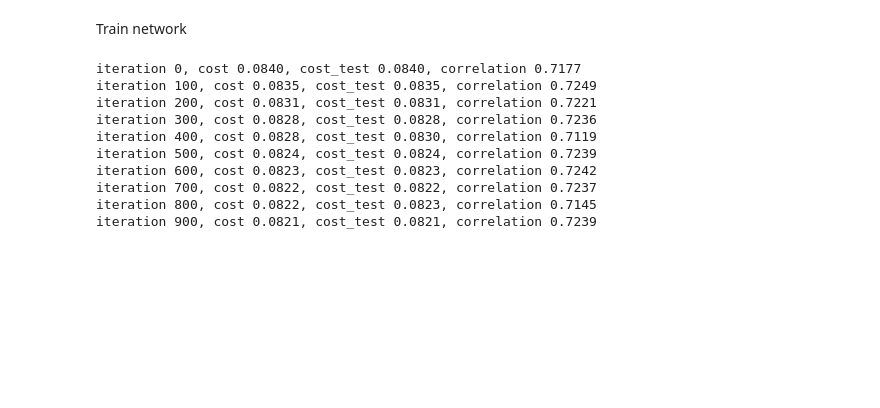
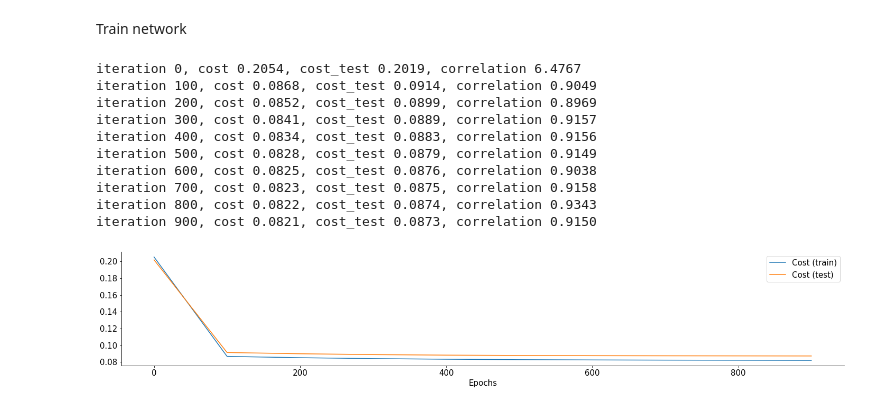
Before and after one commit to klaragerlei/GoatsOfAllTime, a Jupyter notebook: Leo_RNN.ipynb, the cells around one changed output. Saved outputs shown, nothing was run; the diff lists cells and outputs as text; code cells hidden in the pictures; blank space fills up the shorter version.

```diff
--- a/Leo_RNN.ipynb
+++ b/Leo_RNN.ipynb
@@ -155,10 +177,4 @@ Loading data...
 (250, 342, 447)
 (250, 274, 447)
 (250, 68, 447)
-# %%
-def split_across_neurons(X):
-  neuron_split_idx = X.shape[2] // 2
-  x0 = torch.from_numpy(X_train[:,:,:neuron_split_idx]).to(device).float()
-  x1 = torch.from_numpy(X_train[:,:,neuron_split_idx:neuron_split_idx*2]).to(device).float()
-  return x0, x1
 # %%
@@ -202,6 +204,11 @@ def corr3d(a, b):
 # we define the Poisson log-likelihood loss
 def Poisson_loss(lam, spk):
   return lam - spk * torch.log(lam)
+
+iterations = []
+correlations = []
+costs = []
+costs_test = []
 
 niter = 1000
 for k in range(niter):
@@ -220,19 +227,37 @@ for k in range(niter):
     rpred_train = z.detach().cpu().numpy()  # predicted output
     rpred_test, cost_test = net.predict(X_test)
     correlation = corr3d(rpred_train, rpred_test)
+    iterations.append(k)
+    correlations.append(correlation)
+    costs.append(cost.item())
+    costs_test.append(cost_test.item())
     print(f'iteration {k}, cost {cost.item():.4f}, cost_test {cost_test.item():.4f}, correlation {correlation:.4f}')
 
 
   rpred = z.detach().cpu().numpy()  # predicted output
 # %% [output]
-iteration 0, cost 0.0840, cost_test 0.0840, correlation 0.7177
-iteration 100, cost 0.0835, cost_test 0.0835, correlation 0.7249
-iteration 200, cost 0.0831, cost_test 0.0831, correlation 0.7221
-iteration 300, cost 0.0828, cost_test 0.0828, correlation 0.7236
-iteration 400, cost 0.0828, cost_test 0.0830, correlation 0.7119
-iteration 500, cost 0.0824, cost_test 0.0824, correlation 0.7239
-iteration 600, cost 0.0823, cost_test 0.0823, correlation 0.7242
-iteration 700, cost 0.0822, cost_test 0.0822, correlation 0.7237
-iteration 800, cost 0.0822, cost_test 0.0823, correlation 0.7145
-iteration 900, cost 0.0821, cost_test 0.0821, correlation 0.7239
+iteration 0, cost 0.2054, cost_test 0.2019, correlation 6.4767
+iteration 100, cost 0.0868, cost_test 0.0914, correlation 0.9049
+iteration 200, cost 0.0852, cost_test 0.0899, correlation 0.8969
+iteration 300, cost 0.0841, cost_test 0.0889, correlation 0.9157
+iteration 400, cost 0.0834, cost_test 0.0883, correlation 0.9156
+iteration 500, cost 0.0828, cost_test 0.0879, correlation 0.9149
+iteration 600, cost 0.0825, cost_test 0.0876, correlation 0.9038
+iteration 700, cost 0.0823, cost_test 0.0875, correlation 0.9158
+iteration 800, cost 0.0822, cost_test 0.0874, correlation 0.9343
+iteration 900, cost 0.0821, cost_test 0.0873, correlation 0.9150
+# %%
+plt.figure()
+plt.plot(iterations,costs)
+plt.plot(iterations,costs_test)
+plt.legend(['Cost (train)', 'Cost (test)'])
+plt.xlabel('Epochs')
+plt.show()
+# plt.figure()
+# plt.plot(iterations,correlations)
+# plt.legend(['Correlation'])
+# plt.xlabel('Epochs')
+# plt.show()
+# %% [output]
+[figure, added]
 # %%
```
Also changed, not shown: parts of 7 cells of this notebook.
